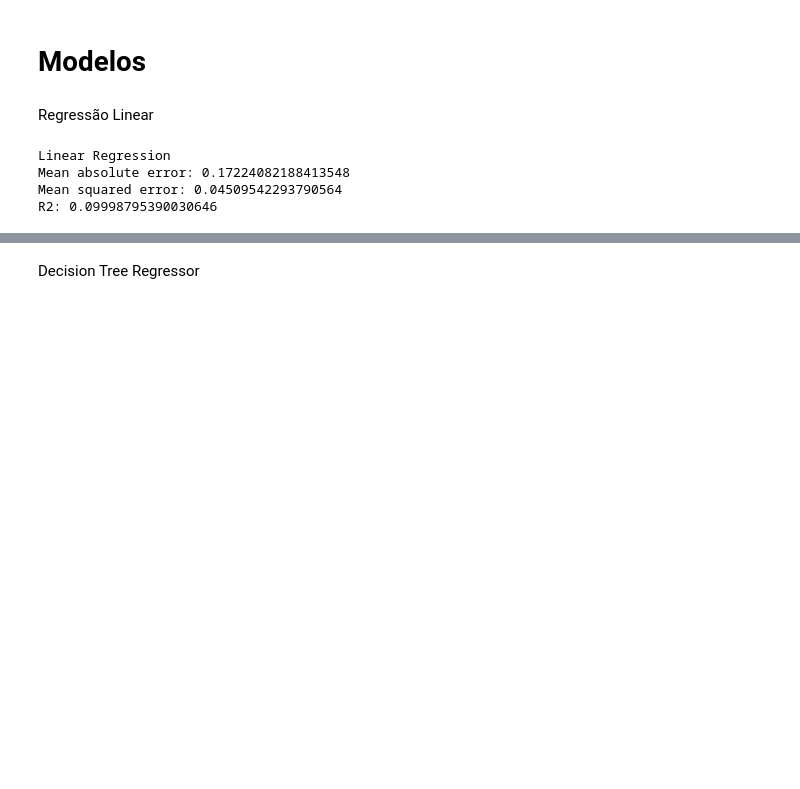
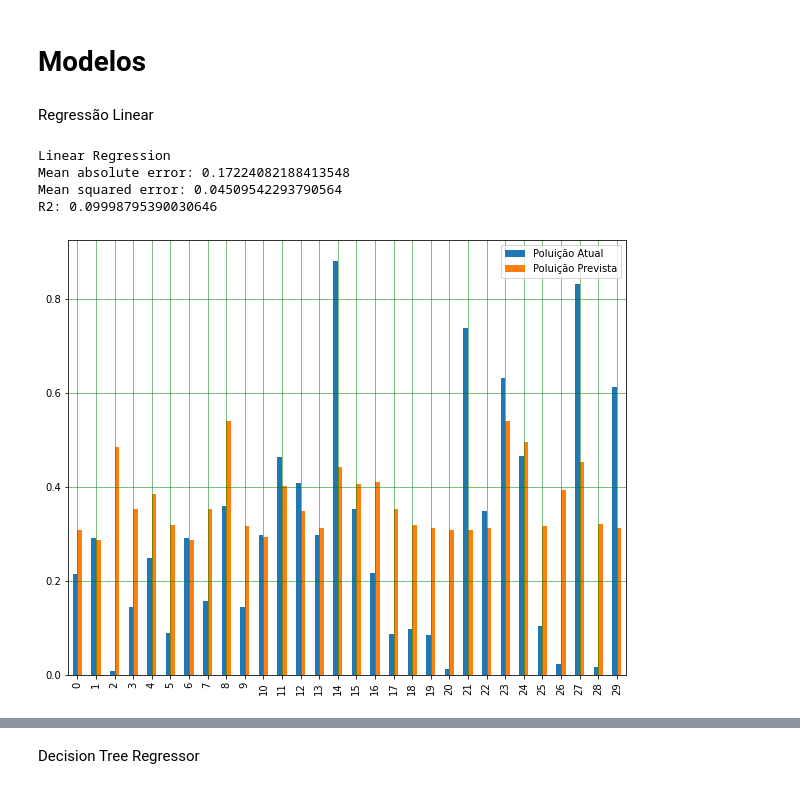
Before and after one commit to karinepestana/rpg-datasets-dissertacao, a Jupyter notebook: regressao.ipynb, the cells around one changed output, grey strips where cells are left out. Cells and saved outputs as stored; diff of their text form; code cells hidden in the pictures; blank space fills up the shorter version.

Commit message:
regressões com plots

```diff
--- a/regressao.ipynb
+++ b/regressao.ipynb
@@ -81,6 +81,12 @@ scores
 array([0.02053562, 0.11597822, 0.12732066, 0.10652095, 0.0127071 ])
 # %% [markdown]
 # Modelos
+# %%
+def sorteia_df(df, num):
+    df_index = list(df.index)
+    indexs = np.random.choice(df_index,num)
+    new_df = df.iloc[indexs]
+    return new_df
 # %% [markdown]
 Regressão Linear
 # %%
@@ -92,13 +98,25 @@ y_pred = lm.predict(X_test)
 mae = mean_absolute_error(y_test, y_pred)
 mse = mean_squared_error(y_test, y_pred)
 r2 = r2_score(y_test, y_pred)
-
-print('Linear Regression')
-print("Mean absolute error: " + str(mae))
-print("Mean squared error: " + str(mse))
-print("R2: " + str(r2))
-# %% [output]
-Linear Regression
-Mean absolute error: 0.17224082188413548
-Mean squared error: 0.04509542293790564
-R2: 0.09998795390030646
+# %%
+print('Linear Regression')
+print("Mean absolute error: " + str(mae))
+print("Mean squared error: " + str(mse))
+print("R2: " + str(r2))
+# %% [output]
+Linear Regression
+Mean absolute error: 0.17224082188413548
+Mean squared error: 0.04509542293790564
+R2: 0.09998795390030646
+# %%
+df = pd.DataFrame({'Poluição Atual': y_test, 'Poluição Prevista': y_pred})
+df.reset_index(drop=True, inplace=True)
+df1 = sorteia_df(df, 30)
+df1.reset_index(drop=True, inplace=True)
+df1.plot(kind='bar',figsize=(10,8))
+plt.grid(which='major', linestyle='-', linewidth='0.5', color='green')
+plt.grid(which='minor', linestyle=':', linewidth='0.5', color='black')
+#plt.show()
+plt.savefig('grafico_lm_barras.png')
+# %% [output]
+[figure, added]
```
Also changed, not shown: parts of 10 cells of this notebook, 9 other files.
